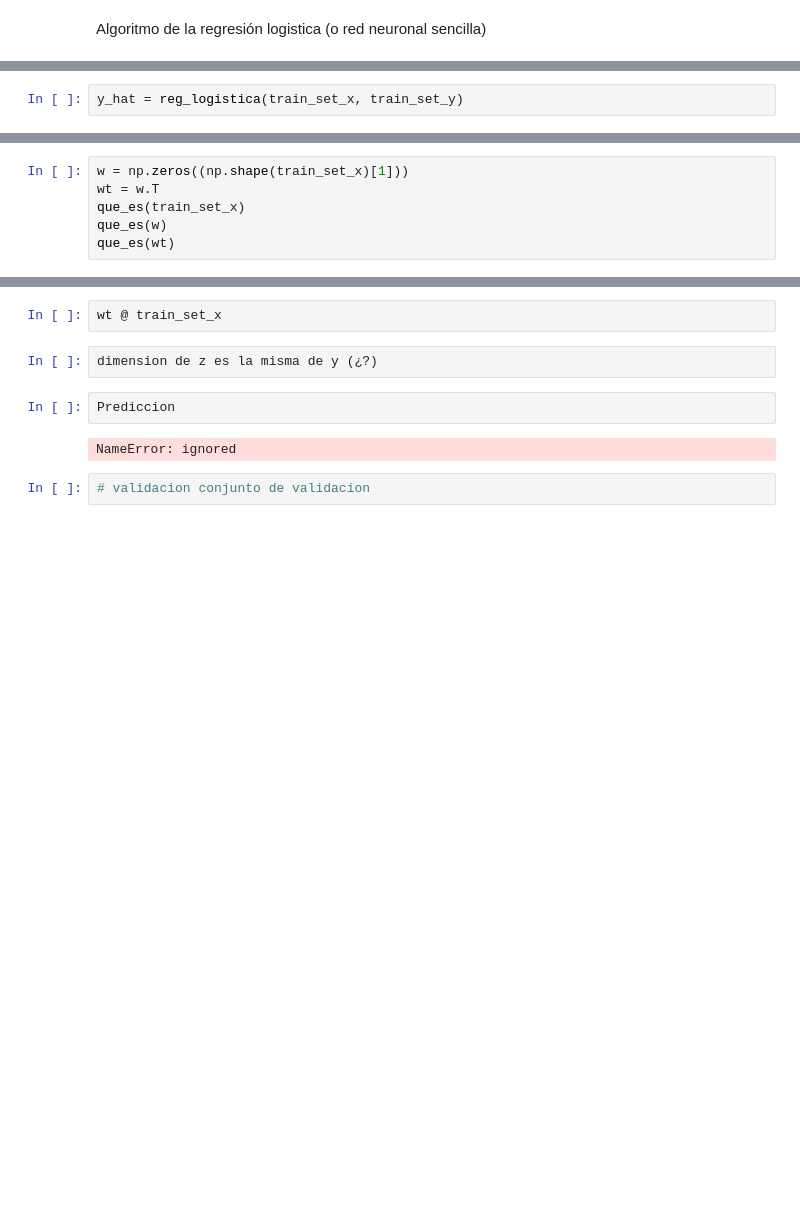
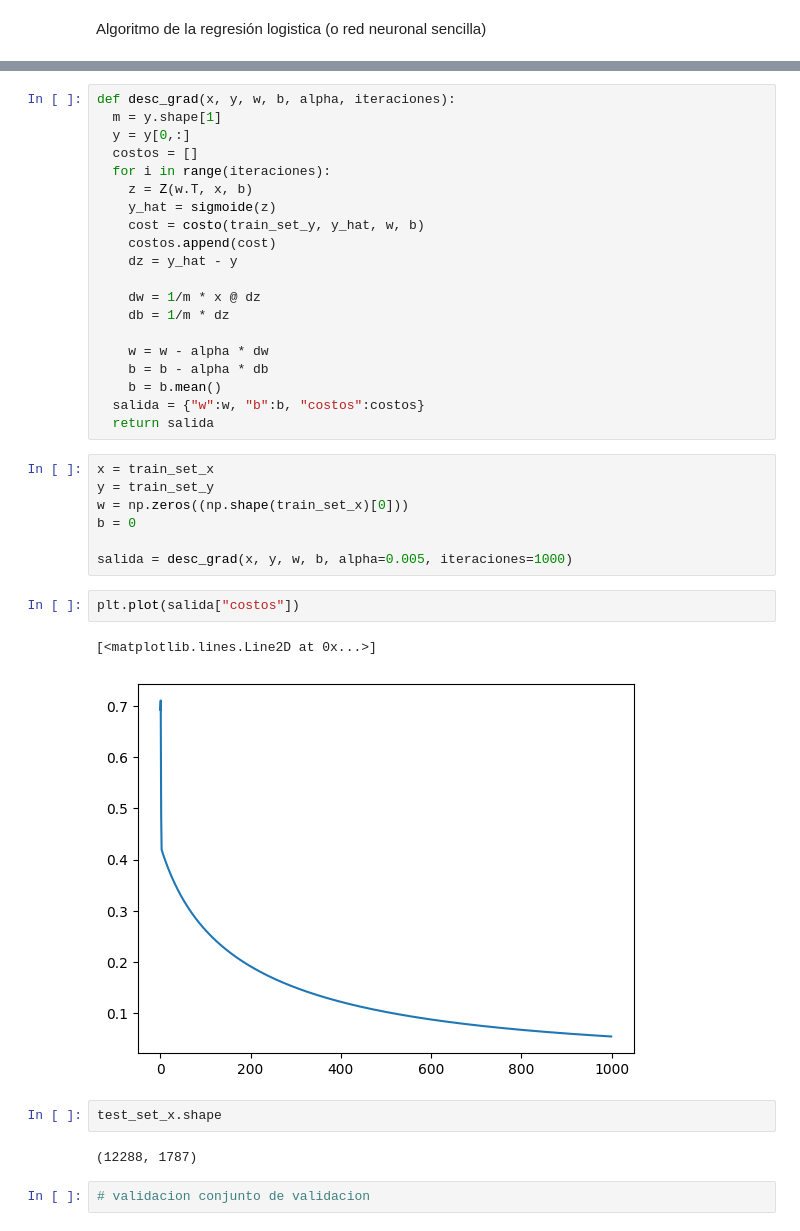
Before and after one commit to DCI-alxogm/ml2023-Isaias-Hernandez, a Jupyter notebook: Nov3-4/regresion_logistica.ipynb, the cells around one changed output, grey strips where cells are left out. Saved outputs shown, nothing was run; the diff lists cells and outputs as text; blank space fills up the shorter version.

```diff
--- a/Nov3-4/regresion_logistica.ipynb
+++ b/Nov3-4/regresion_logistica.ipynb
@@ -223,2 +237,0 @@ def reg_logistica(x, y):
-# %%
-y_hat = reg_logistica(train_set_x, train_set_y)
@@ -233,6 +237,0 @@ ValueError: ignored
-# %%
-w = np.zeros((np.shape(train_set_x)[1]))
-wt = w.T
-que_es(train_set_x)
-que_es(w)
-que_es(wt)
@@ -241,10 +238,38 @@ w @ train_set_x
-# %%
-wt @ train_set_x
-# %%
-dimension de z es la misma de y (¿?)
-# %%
-Prediccion
-# %% [output]
-NameError: ignored
+# %%
+def desc_grad(x, y, w, b, alpha, iteraciones):
+  m = y.shape[1]
+  y = y[0,:]
+  costos = []
+  for i in range(iteraciones):
+    z = Z(w.T, x, b)
+    y_hat = sigmoide(z)
+    cost = costo(train_set_y, y_hat, w, b)
+    costos.append(cost)
+    dz = y_hat - y
+
+    dw = 1/m * x @ dz
+    db = 1/m * dz
+
+    w = w - alpha * dw
+    b = b - alpha * db
+    b = b.mean()
+  salida = {"w":w, "b":b, "costos":costos}
+  return salida
+# %%
+x = train_set_x
+y = train_set_y
+w = np.zeros((np.shape(train_set_x)[0]))
+b = 0
+
+salida = desc_grad(x, y, w, b, alpha=0.005, iteraciones=1000)
+# %%
+plt.plot(salida["costos"])
+# %% [output]
+[<matplotlib.lines.Line2D at 0x...>]
+[figure, added]
+# %%
+test_set_x.shape
+# %% [output]
+(12288, 1787)
 # %%
 # validacion conjunto de validacion
```
Also changed, not shown: parts of 22 cells of this notebook.
